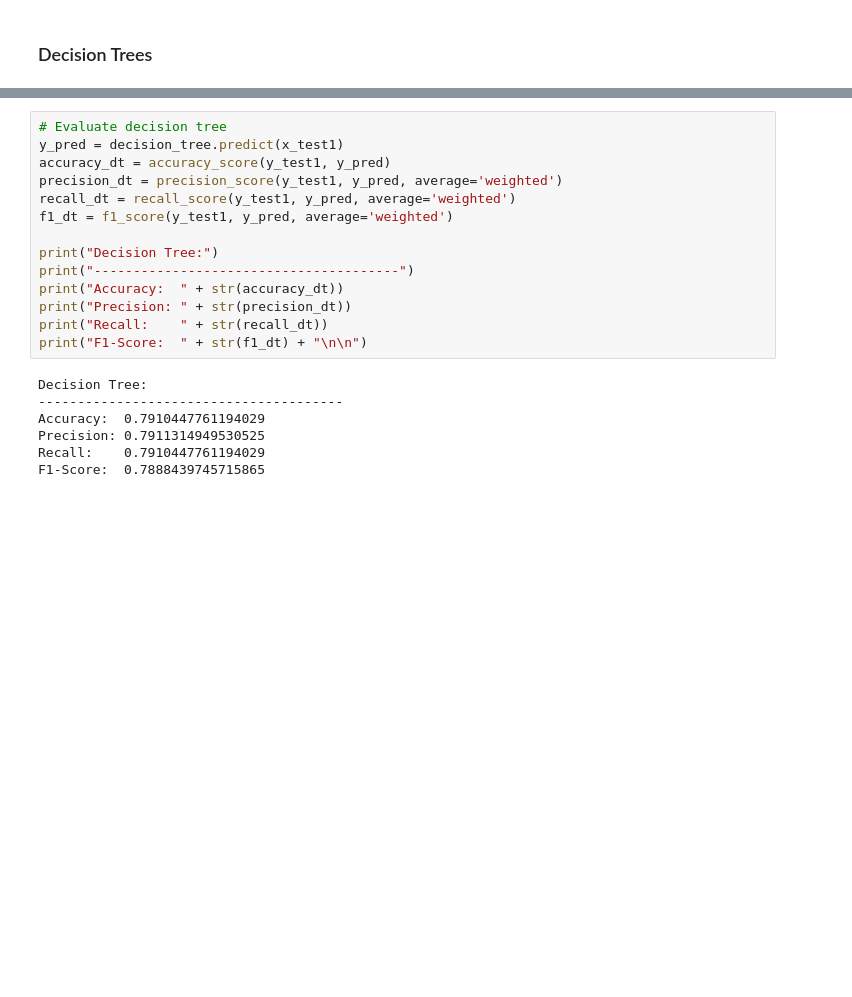
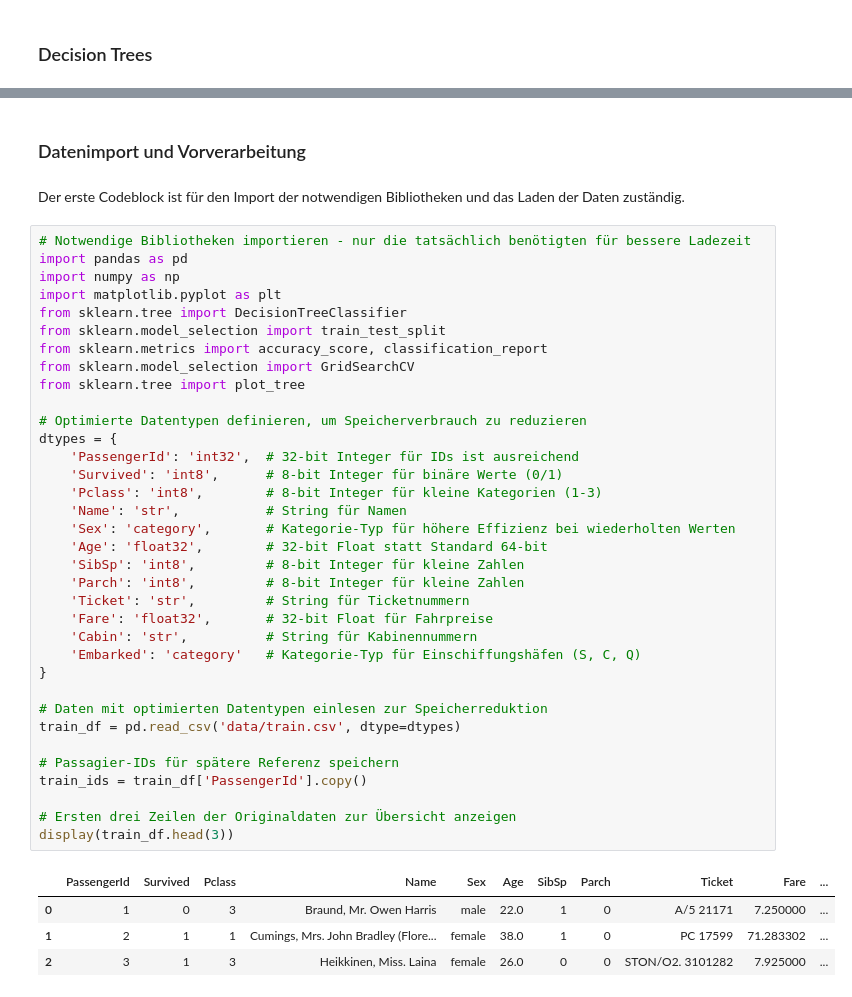
Before and after one commit to quappinger/irm24_ki_pa1, a Jupyter notebook: DecisionTree.ipynb, the cells around one changed output, grey strips where cells are left out. Saved outputs shown, nothing was run; the diff lists cells and outputs as text; blank space fills up the shorter version.

```diff
--- a/DecisionTree.ipynb
+++ b/DecisionTree.ipynb
@@ -385,21 +6,44 @@ PImage("sample-out.png")
-# %%
-# Evaluate decision tree
-y_pred = decision_tree.predict(x_test1)
-accuracy_dt = accuracy_score(y_test1, y_pred)
-precision_dt = precision_score(y_test1, y_pred, average='weighted')
-recall_dt = recall_score(y_test1, y_pred, average='weighted')
-f1_dt = f1_score(y_test1, y_pred, average='weighted')
-
-print("Decision Tree:")
-print("---------------------------------------")
-print("Accuracy:  " + str(accuracy_dt))
-print("Precision: " + str(precision_dt))
-print("Recall:    " + str(recall_dt))
-print("F1-Score:  " + str(f1_dt) + "\n\n")
-# %% [output]
-Decision Tree:
----------------------------------------
-Accuracy:  0.7910447761194029
-Precision: 0.7911314949530525
-Recall:    0.7910447761194029
-F1-Score:  0.7888439745715865
+# %% [markdown]
+### Datenimport und Vorverarbeitung
+# %% [markdown]
+Der erste Codeblock ist für den Import der notwendigen Bibliotheken und das Laden der Daten zuständig.
+# %%
+# Notwendige Bibliotheken importieren - nur die tatsächlich benötigten für bessere Ladezeit
+import pandas as pd
+import numpy as np
+import matplotlib.pyplot as plt
+from sklearn.tree import DecisionTreeClassifier
+from sklearn.model_selection import train_test_split
+from sklearn.metrics import accuracy_score, classification_report
+from sklearn.model_selection import GridSearchCV
+from sklearn.tree import plot_tree
+
+# Optimierte Datentypen definieren, um Speicherverbrauch zu reduzieren
+dtypes = {
+    'PassengerId': 'int32',  # 32-bit Integer für IDs ist ausreichend
+    'Survived': 'int8',      # 8-bit Integer für binäre Werte (0/1)
+    'Pclass': 'int8',        # 8-bit Integer für kleine Kategorien (1-3)
+    'Name': 'str',           # String für Namen
+    'Sex': 'category',       # Kategorie-Typ für höhere Effizienz bei wiederholten Werten
+    'Age': 'float32',        # 32-bit Float statt Standard 64-bit
+    'SibSp': 'int8',         # 8-bit Integer für kleine Zahlen
+    'Parch': 'int8',         # 8-bit Integer für kleine Zahlen
+    'Ticket': 'str',         # String für Ticketnummern
+    'Fare': 'float32',       # 32-bit Float für Fahrpreise
+    'Cabin': 'str',          # String für Kabinennummern
+    'Embarked': 'category'   # Kategorie-Typ für Einschiffungshäfen (S, C, Q)
+}
+
+# Daten mit optimierten Datentypen einlesen zur Speicherreduktion
+train_df = pd.read_csv('data/train.csv', dtype=dtypes)
+
+# Passagier-IDs für spätere Referenz speichern
+train_ids = train_df['PassengerId'].copy()
+
+# Ersten drei Zeilen der Originaldaten zur Übersicht anzeigen
+display(train_df.head(3))
+# %% [output]
+|  | PassengerId | Survived | Pclass | Name | Sex | Age | SibSp | Parch | Ticket | Fare | ... |
+| 0 | 1 | 0 | 3 | Braund, Mr. Owen Harris | male | 22.0 | 1 | 0 | A/5 21171 | 7.250000 | ... |
+| 1 | 2 | 1 | 1 | Cumings, Mrs. John Bradley (Flore... | female | 38.0 | 1 | 0 | PC 17599 | 71.283302 | ... |
+| 2 | 3 | 1 | 3 | Heikkinen, Miss. Laina | female | 26.0 | 0 | 0 | STON/O2. 3101282 | 7.925000 | ... |
```
Also changed, not shown: parts of 44 cells of this notebook, 5 other files.
